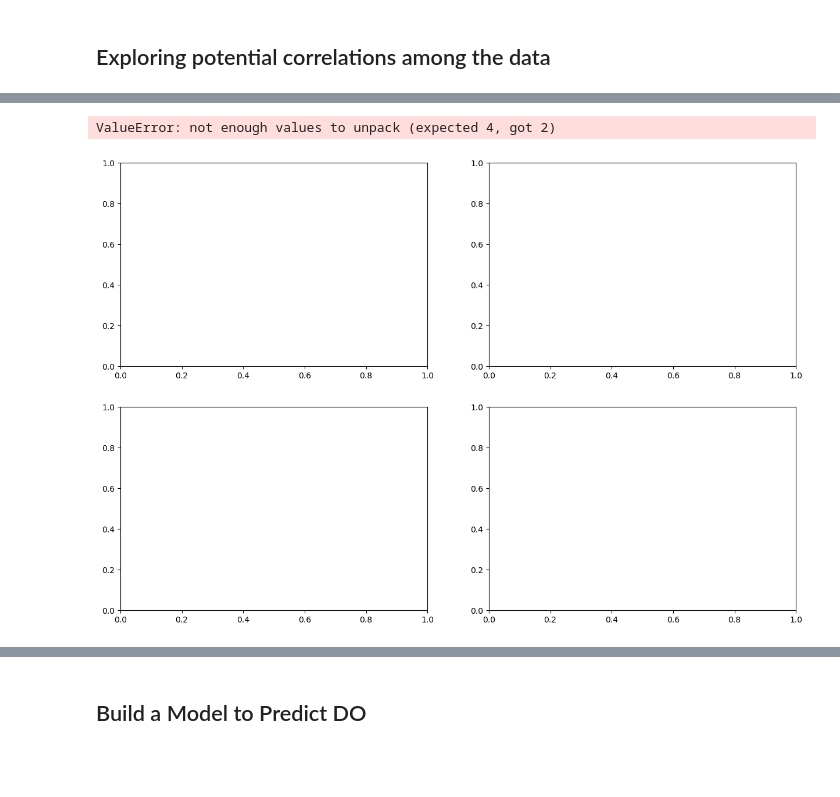
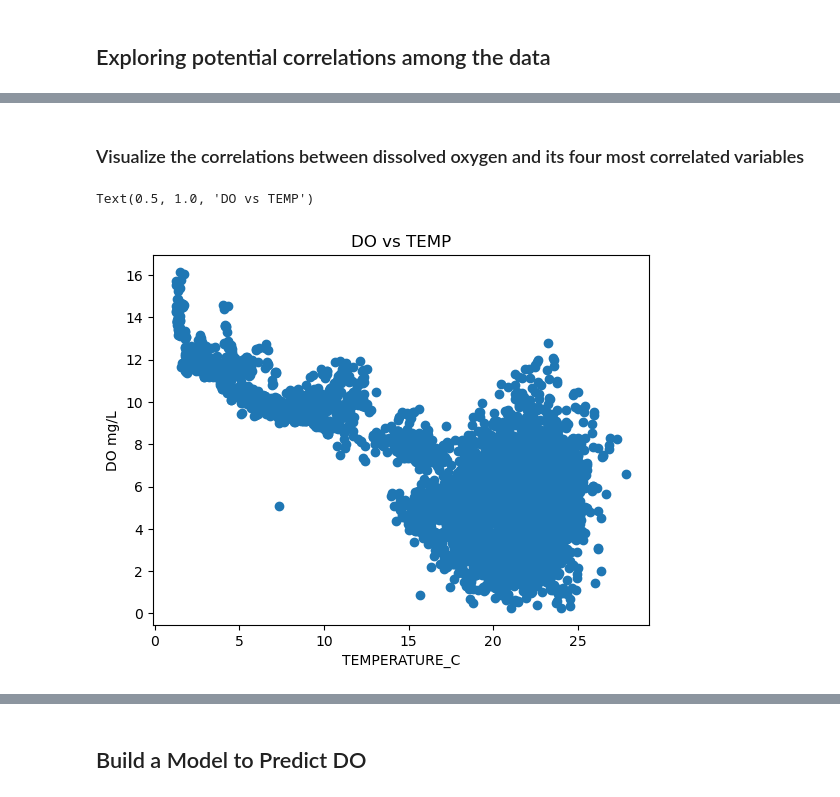
Before and after one commit to vizeppi/FinalProject, a Jupyter notebook: Final_Project.ipynb, the cells around one changed output, grey strips where cells are left out. Drawn from its saved outputs; the diff is of its cells as text; code cells hidden in the pictures; blank space fills up the shorter version.

```diff
--- a/Final_Project.ipynb
+++ b/Final_Project.ipynb
@@ -297,0 +278,4 @@ df.describe()
+# %%
+#create boolean mask to remove points higher than 12.6
+normal_PH = df['PH']< 12.6
+df['PH'] = df.PH.where(normal_PH)
@@ -357,16 +328 @@ df_copy_of_original= df.copy()
-# %%
-#remove any values more that three standard deviations away in the original dataframes
-#assumptions are normal distribution of data
-df= df[np.abs(df.DO-df.DO.mean()) <= (3*df.DO.std())]
-df= df[np.abs(df.PH-df.PH.mean()) <= (3*df.PH.std())]
-df= df[np.abs(df.CHLA_UG_L-df.CHLA_UG_L.mean()) <= (3*df.CHLA_UG_L.std())]
-df = df[np.abs(df.SALINITY_PSU-df.SALINITY_PSU.mean()) <= (3*df.SALINITY_PSU.std())]
-df = df[np.abs(df.ORTHOPHOSPHATE_MG_L-df.ORTHOPHOSPHATE_MG_L.mean()) <= (3*df.ORTHOPHOSPHATE_MG_L.std())]
-df = df[np.abs(df.TEMPERATURE_C-df.TEMPERATURE_C.mean()) <= (3*df.TEMPERATURE_C.std())]
-df_NUTR = df_NUTR[np.abs(df_NUTR.DO-df_NUTR.DO.mean()) <= (3*df_NUTR.DO.std())]
-df_NUTR = df_NUTR[np.abs(df_NUTR.PH-df_NUTR.PH.mean()) <= (3*df_NUTR.PH.std())]
-df_NUTR = df_NUTR[np.abs(df_NUTR.CHLA_UG_L-df_NUTR.CHLA_UG_L.mean()) <= (3*df_NUTR.CHLA_UG_L.std())]
-df_NUTR = df_NUTR[np.abs(df_NUTR.SALINITY_PSU-df_NUTR.SALINITY_PSU.mean()) <= (3*df_NUTR.SALINITY_PSU.std())]
-df_NUTR = df_NUTR[np.abs(df_NUTR.ORTHOPHOSPHATE_MG_L-df_NUTR.ORTHOPHOSPHATE_MG_L.mean()) <= (3*df_NUTR.ORTHOPHOSPHATE_MG_L.std())]
-df_NUTR = df_NUTR[np.abs(df_NUTR.TEMPERATURE_C-df_NUTR.TEMPERATURE_C.mean()) <= (3*df_NUTR.TEMPERATURE_C.std())]
 # %% [markdown]
@@ -481,31 +450,12 @@ df_CORR
+# %% [markdown]
+### Visualize the correlations between dissolved oxygen and its four most correlated variables
 # %%
-#visualize the correlation between temperature and dissolved oxygen
-fig, (ax0, ax1, ax2, ax3) = plt.subplots(figsize = (15,10), ncols=2, nrows = 2)
-
-ax0 = plt.scatter(df['TEMPERATURE_C'], df['DO'])
-ax0.set_xlabel('x')
-ax0.set_ylabel('y')
-ax0.set_title('x vs. y')
-
-
-ax0 = plt.xlabel ('TEMPERATURE_C')
-ax0 = plt.ylabel ('DO mg/L')
-ax0 = plt.title('DO vs TEMP')
-ax1 = plt.scatter(df['DISSOLVED_SILICA_MG_L'], df['DO'])
-plt.xlabel ('Dissolved Silica (mg/L)')
+#visualize the correlation between temperature and dissolved oxygen in the original dataframes
+ax = plt.scatter(df['TEMPERATURE_C'], df['DO'])
+plt.xlabel ('TEMPERATURE_C')
 plt.ylabel ('DO mg/L')
-plt.title('DO vs Dissolved Silica')
-
-ax2 = plt.scatter(df['CHLA_UG_L'], df['DO'])
-plt.xlabel ('CHL-A (ug/L)')
-plt.ylabel ('DO mg/L')
-plt.title('DO vs CHL-A')
-
-ax3 = plt.scatter(df_NUTR['ORTHOPHOSPHATE_MG_L'], df_NUTR['DO'])
-plt.xlabel ('OPO4 (ug/L)')
-plt.ylabel ('DO mg/L')
-plt.title('DO vs OPO4')
+plt.title('DO vs TEMP')
 # %% [output]
-ValueError: not enough values to unpack (expected 4, got 2)
+Text(0.5, 1.0, 'DO vs TEMP')
-[figure, old version]
+[figure, new version]
 # %%
```
Also changed, not shown: parts of 119 cells of this notebook.
